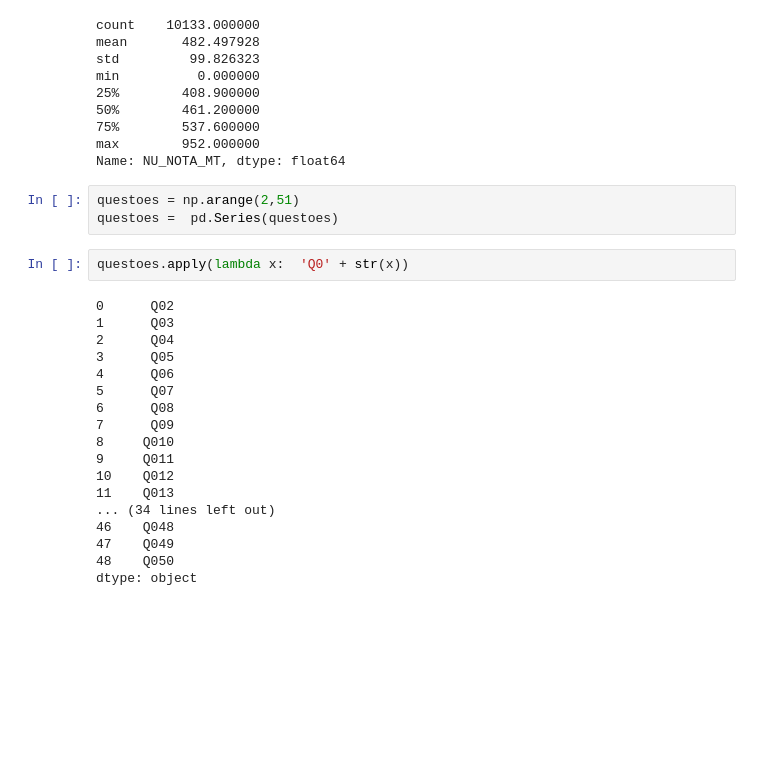
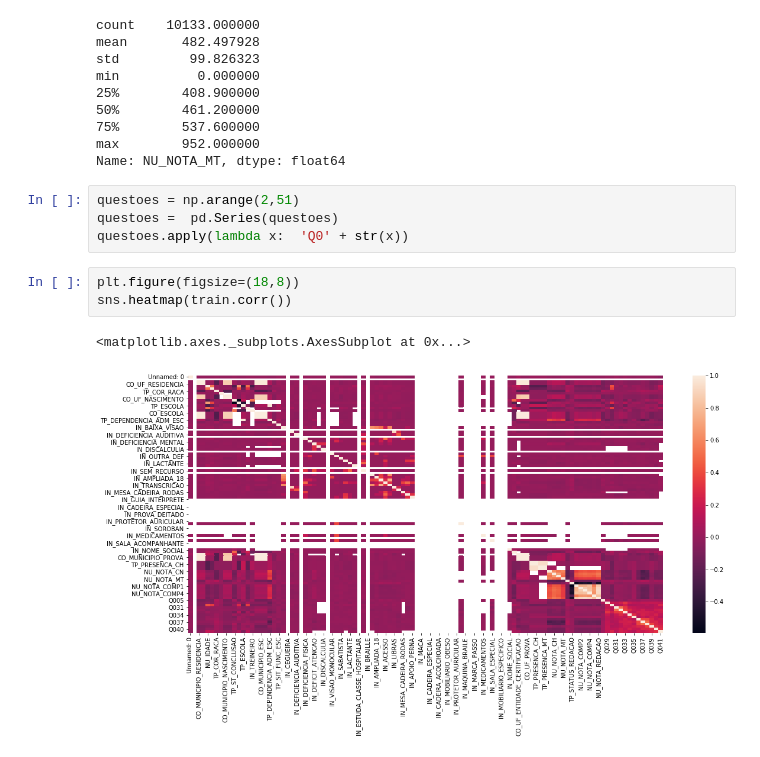
Before and after one commit to wilsonazer/desafio_codenation, a Jupyter notebook: enem análise.ipynb, the cells around one changed output. Drawn from its saved outputs; the diff is of its cells as text; blank space fills up the shorter version.

```diff
--- a/enem análise.ipynb
+++ b/enem análise.ipynb
@@ -83,23 +83,10 @@ Name: NU_NOTA_MT, dtype: float64
 # %%
 questoes = np.arange(2,51)
 questoes =  pd.Series(questoes)
+questoes.apply(lambda x:  'Q0' + str(x))
-# %%
-questoes.apply(lambda x:  'Q0' + str(x))
-# %% [output]
-0      Q02
-1      Q03
-2      Q04
-3      Q05
-4      Q06
-5      Q07
-6      Q08
-7      Q09
-8     Q010
-9     Q011
-10    Q012
-11    Q013
-... (34 lines left out)
-46    Q048
-47    Q049
-48    Q050
-dtype: object
+# %%
+plt.figure(figsize=(18,8))
+sns.heatmap(train.corr())
+# %% [output]
+<matplotlib.axes._subplots.AxesSubplot at 0x...>
+[figure, added]
```
Also changed, not shown: parts of 7 cells of this notebook.
